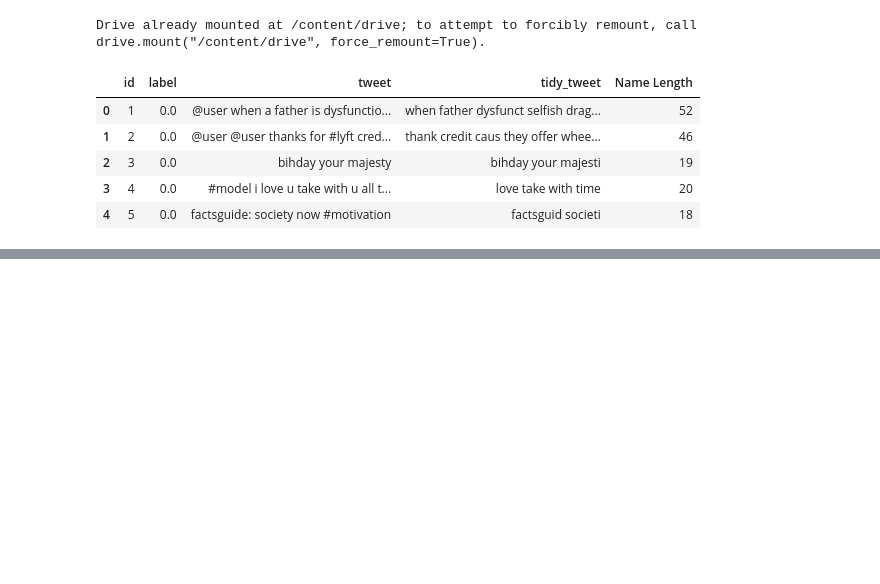
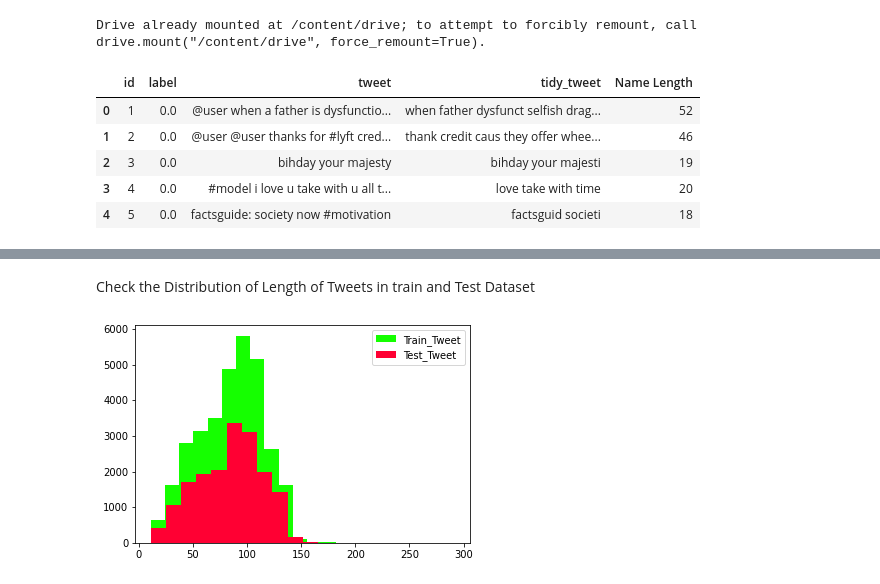
Before and after one commit to Janakisajja/Sentiment-Analysis---Amazon-Reviews-Data, a Jupyter notebook: Finalproject_initialreport.ipynb, the cells around one changed output, grey strips where cells are left out. Saved outputs shown, nothing was run; the diff lists cells and outputs as text; code cells hidden in the pictures; blank space fills up the shorter version.

```diff
--- a/Finalproject_initialreport.ipynb
+++ b/Finalproject_initialreport.ipynb
@@ -117,0 +212,12 @@ Drive already mounted at /content/drive; to attempt to forcibly remount, call dr
+# %% [markdown]
+Check the Distribution of Length of Tweets in train and Test Dataset
+# %%
+tweetLengthTrain = train['tweet'].str.len()
+tweetLengthTest = test['tweet'].str.len()
+
+plt.hist(tweetLengthTrain,bins=20,label='Train_Tweet')
+plt.hist(tweetLengthTest,bins=20,label='Test_Tweet')
+plt.legend()
+plt.show()
+# %% [output]
+[figure, added]
```
Also changed, not shown: parts of 16 cells of this notebook.
